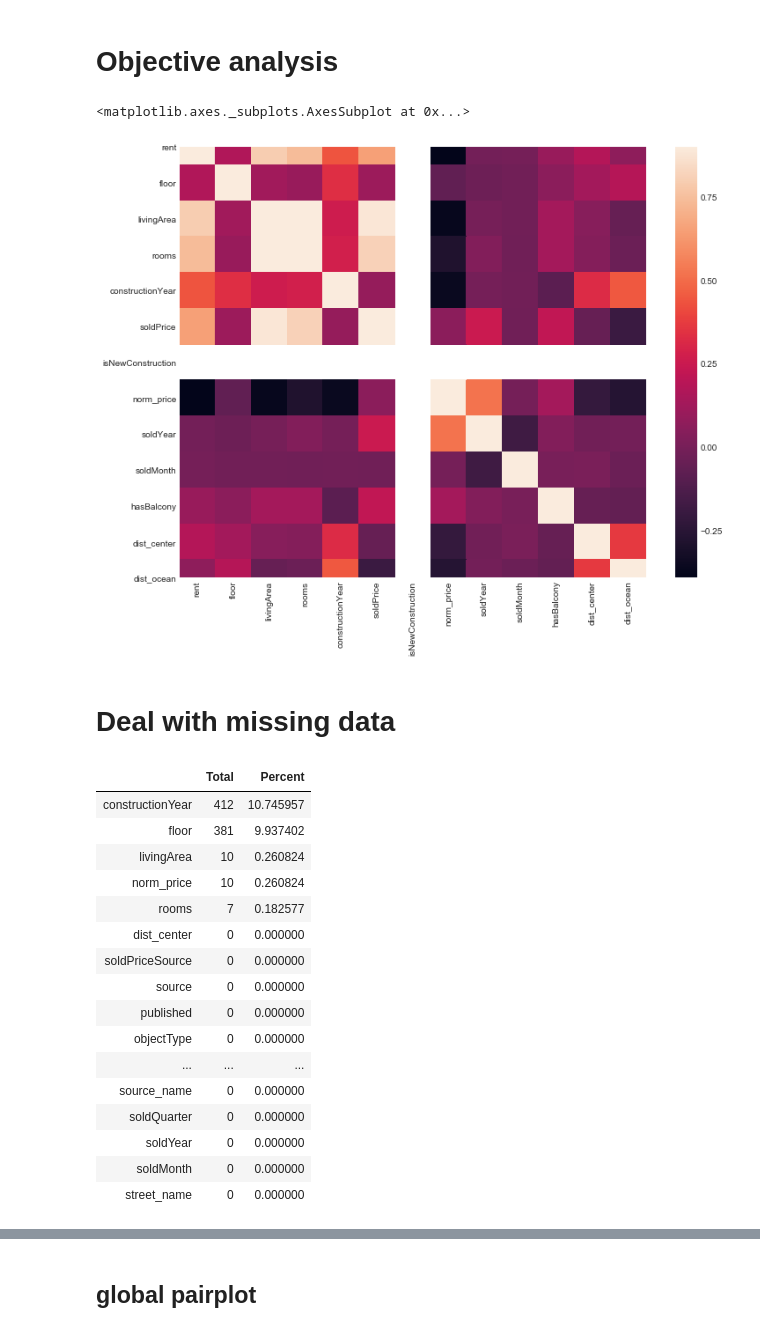
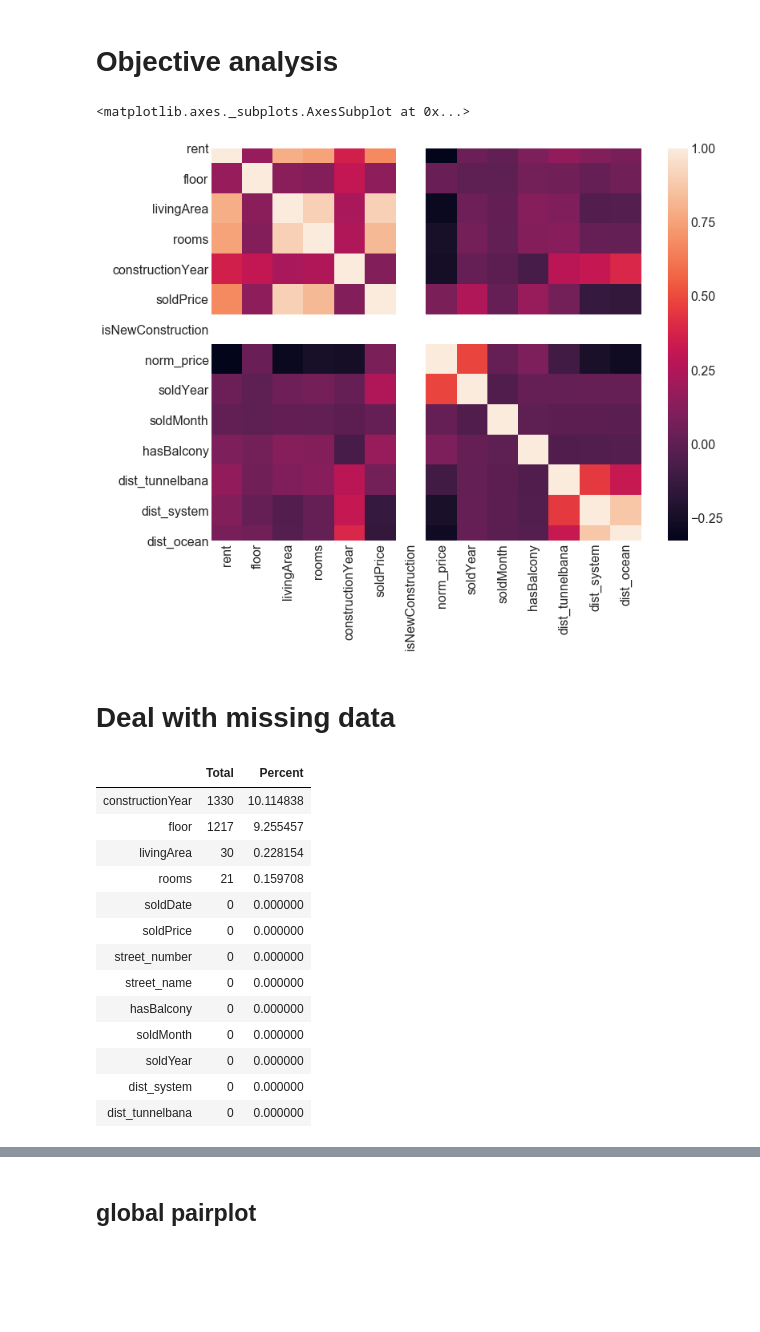
Before and after one commit to aitorhh/boolipy, a Jupyter notebook: notebooks/[tests] Boolipy - Analytics testing.ipynb, the cells around one changed output, grey strips where cells are left out. Saved outputs shown, nothing was run; the diff lists cells and outputs as text; code cells hidden in the pictures; blank space fills up the shorter version.

```diff
--- a/notebooks/[tests] Boolipy - Analytics testing.ipynb
+++ b/notebooks/[tests] Boolipy - Analytics testing.ipynb
@@ -228,0 +307,16 @@ sns.pairplot(df, x_vars=num_variables, y_vars=[TARGET, 'norm_price'])
+# %%
+FONT_SIZE=16
+rc={'axes.labelsize': FONT_SIZE, 'font.size': FONT_SIZE,
+    'legend.fontsize': FONT_SIZE, 'axes.titlesize': FONT_SIZE,
+    'xtick.labelsize': FONT_SIZE, 'ytick.labelsize': FONT_SIZE}
+plt.rcParams.update(**rc)
+
+plt.figure(figsize=(20, 10))
+sns.set_style("whitegrid")
+years = df['soldYear'].unique()
+palette_years = sns.color_palette("muted", years.shape[0])
+f = ax = sns.lineplot(data=df, x='soldMonth', y='norm_price', hue="soldYear", palette=palette_years)
+ax.set_xlim(min(df['soldMonth']),)
+ax.set_ylabel("Price/sqm")
+
+ax.set_xticks(np.arange(1,13,1));
@@ -228,0 +325,16 @@ sns.pairplot(df, x_vars=num_variables, y_vars=[TARGET, 'norm_price'])
+# %%
+FONT_SIZE=16
+rc={'axes.labelsize': FONT_SIZE, 'font.size': FONT_SIZE,
+    'legend.fontsize': FONT_SIZE, 'axes.titlesize': FONT_SIZE,
+    'xtick.labelsize': FONT_SIZE, 'ytick.labelsize': FONT_SIZE}
+plt.rcParams.update(**rc)
+
+plt.figure(figsize=(20, 10))
+sns.set_style("whitegrid")
+years = df['soldYear'].unique()
+palette_years = sns.color_palette("muted", years.shape[0])
+f = ax = sns.lineplot(data=df, x='soldMonth', y='norm_price', hue="soldYear", palette=palette_years)
+ax.set_xlim(min(df['soldMonth']),)
+ax.set_ylabel("Price/sqm")
+
+ax.set_xticks(np.arange(1,13,1));
@@ -275,22 +389,20 @@ for t in cat_variables:
 # remove variables which we are not interested in
 df_corr = df.copy()
 df_corr.drop(columns=["additionalArea", "plotArea",
-                      "booliId", "apartmentNumber", "listPrice", "price_increased"], inplace=True)
+                      "booliId", "apartmentNumber", "listPrice",
+                      "price_increased"], inplace=True)
 # %%
 #Correlation map to see how features are correlated with SalePrice
 corrmat = df_corr.corr()
 plt.subplots(figsize=(12,9))
-sns.heatmap(corrmat, vmax=0.9, square=True)
+sns.heatmap(corrmat)
 # %% [output]
 <matplotlib.axes._subplots.AxesSubplot at 0x...>
-[figure, old version]
+[figure, new version]
 # %% [markdown]
 # Deal with missing data
 # %%
-del_cols = ["additionalArea", "plotArea", 'isNewConstruction',
-            "booliId", "apartmentNumber", 'listPrice', 'price_increased', 'dist_ocean',
-            "rent"]
-ddf = df.drop(columns=del_cols)
+ddf = df[features + [target]  + [sorted_by]]
 
 def missing_data(tdf):
     total = ddf.isnull().sum().sort_values(ascending=False)
@@ -301,22 +413,19 @@ def missing_data(tdf):
 missing_data(ddf).head(20)
 # %% [output]
 |  | Total | Percent |
-| constructionYear | 412 | 10.745957 |
-| floor | 381 | 9.937402 |
-| livingArea | 10 | 0.260824 |
-| norm_price | 10 | 0.260824 |
-| rooms | 7 | 0.182577 |
-| dist_center | 0 | 0.000000 |
-| soldPriceSource | 0 | 0.000000 |
-| source | 0 | 0.000000 |
-| published | 0 | 0.000000 |
-| objectType | 0 | 0.000000 |
-| ... | ... | ... |
-| source_name | 0 | 0.000000 |
-| soldQuarter | 0 | 0.000000 |
+| constructionYear | 1330 | 10.114838 |
+| floor | 1217 | 9.255457 |
+| livingArea | 30 | 0.228154 |
+| rooms | 21 | 0.159708 |
+| soldDate | 0 | 0.000000 |
+| soldPrice | 0 | 0.000000 |
+| street_number | 0 | 0.000000 |
+| street_name | 0 | 0.000000 |
+| hasBalcony | 0 | 0.000000 |
+| soldMonth | 0 | 0.000000 |
 | soldYear | 0 | 0.000000 |
-| soldMonth | 0 | 0.000000 |
-| street_name | 0 | 0.000000 |
+| dist_system | 0 | 0.000000 |
+| dist_tunnelbana | 0 | 0.000000 |
 # %%
 #dealing with missing data
 # we don't want to remove the floor feature since it makes some impact
```
Also changed, not shown: parts of 51 cells of this notebook.
